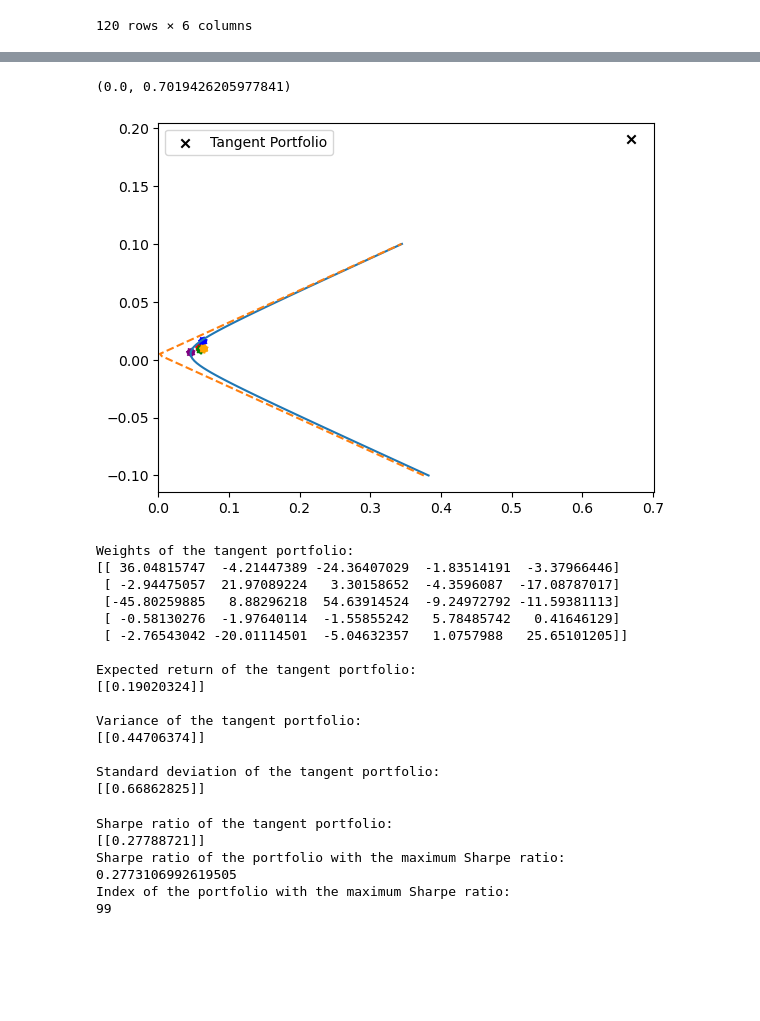
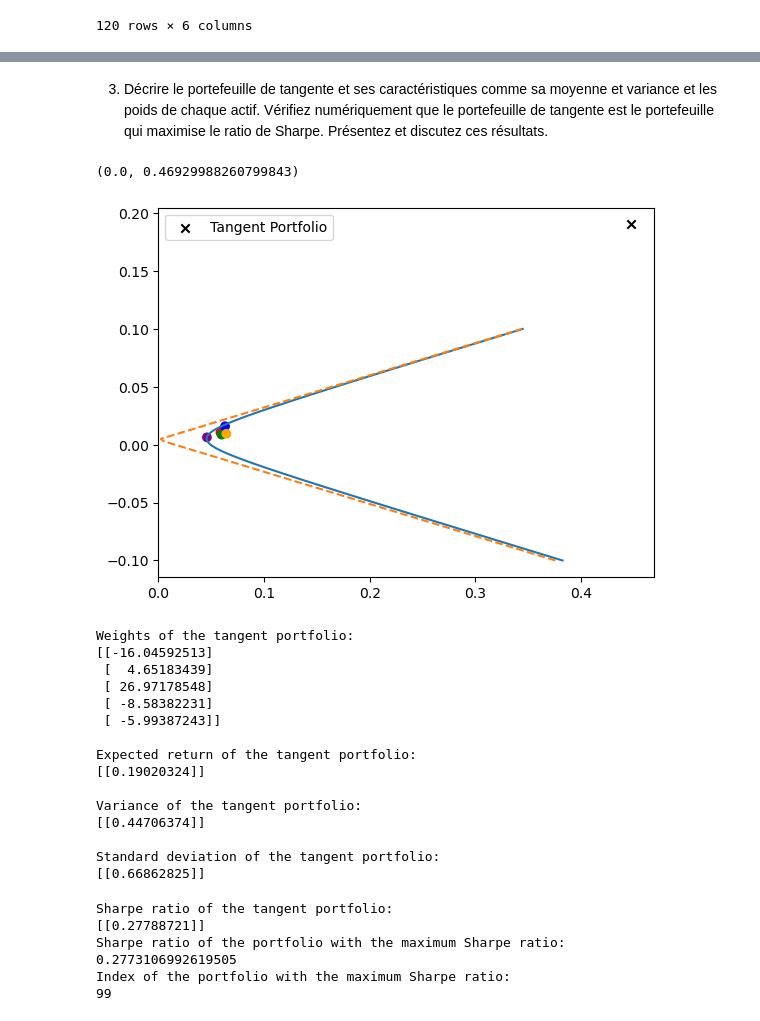
Before and after one commit to DominicPrenovost/TP1-Gestion-de-pf, a Jupyter notebook: Partie A.ipynb, the cells around one changed output, grey strips where cells are left out. Cells and saved outputs as stored; diff of their text form; code cells hidden in the pictures; blank space fills up the shorter version.

```diff
--- a/Partie A.ipynb
+++ b/Partie A.ipynb
@@ -58,6 +58,7 @@ sigma2_v1 = np.empty(nb_pf)
 sigma2_v2 = np.empty(nb_pf)
 sigma_v1 = np.empty(nb_pf)
 sigma_v2 = np.empty(nb_pf)
+Z = np.empty(nb_pf)
 
 mu[:] = np.NaN
 weights_v1[:] = np.NaN
@@ -88,12 +89,13 @@ for i in range(nb_pf):
     rend_ex = target_ret[i] - rf
     gamma = rend_ex / (C - 2*B*rf + A*rf**2)
     weights_v2[i] = np.squeeze(gamma * np.dot(np.linalg.inv(sigma), z_bar - rf*np.ones((5,1))))
-    sigma2_v2[i] = rend_ex**2 / (C - 2*B*rf + A*rf**2)
+    sigma2_v2[i] = rend_ex**2 * (C - 2*B*rf + A*rf**2)**-1
     sigma_v2[i] = np.sqrt(sigma2_v2[i])
+    Z[i] = sigma_v2[i] * (C - 2*rf*B + rf**2*A)**0.5
 
 
 #portefeuille tangent
-wt = (np.linalg.inv(sigma) * (z_bar - rf*np.ones((5,1)))) / (B - A*rf)
+wt = (np.linalg.inv(sigma) @ (z_bar - rf*np.ones((5,1)))) / (B - A*rf)
 rend_wt = (C - B*rf) / (B - rf*A)
 var_wt = (C - 2*B*rf + A*rf**2) / ((B - rf*A)**2)
 std_wt = np.sqrt(var_wt)
@@ -112,15 +140,19 @@ plt.scatter(variance, z_bar, c=colors)
+# %% [markdown]
+3) Décrire le portefeuille de tangente et ses caractéristiques comme sa moyenne et variance et
+les poids de chaque actif. Vérifiez numériquement que le portefeuille de tangente est le
+portefeuille qui maximise le ratio de Sharpe. Présentez et discutez ces résultats.
 # %%
 colors = ['red', 'green', 'blue', 'purple', 'orange']
 
 plt.plot(sigma_v1, target_ret, linestyle='-')
 plt.plot(sigma_v2, target_ret, linestyle='--')
-plt.scatter(std, z_bar, linestyle='dotted', c=colors)
-plt.scatter(std_wt, rend_wt, color='black', marker='x', label='Tangent Portfolio')
+plt.scatter(std, z_bar, c=colors)
+plt.scatter(var_wt, rend_wt, color='black', marker='x', label='Tangent Portfolio')
 plt.legend()
 plt.xlim(0)
 # %% [output]
-(0.0, 0.7019426205977841)
+(0.0, 0.46929988260799843)
-[figure, old version]
+[figure, new version]
 # %%
 print("Weights of the tangent portfolio:")
 print(wt)
@@ -132,11 +164,11 @@ print("\nStandard deviation of the tangent portfolio:")
 print(std_wt)
 # %% [output]
 Weights of the tangent portfolio:
-[[ 36.04815747  -4.21447389 -24.36407029  -1.83514191  -3.37966446]
- [ -2.94475057  21.97089224   3.30158652  -4.3596087  -17.08787017]
- [-45.80259885   8.88296218  54.63914524  -9.24972792 -11.59381113]
- [ -0.58130276  -1.97640114  -1.55855242   5.78485742   0.41646129]
- [ -2.76543042 -20.01114501  -5.04632357   1.0757988   25.65101205]]
+[[-16.04592513]
+ [  4.65183439]
+ [ 26.97178548]
+ [ -8.58382231]
+ [ -5.99387243]]
 
 Expected return of the tangent portfolio:
 [[0.19020324]]
```
Also changed, not shown: parts of 6 cells of this notebook.
